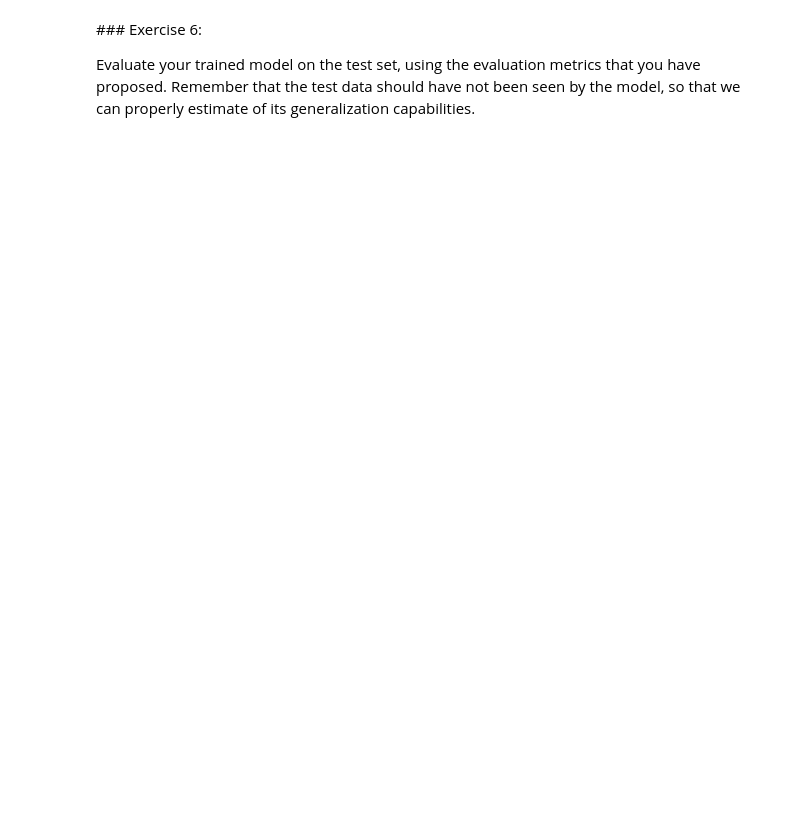
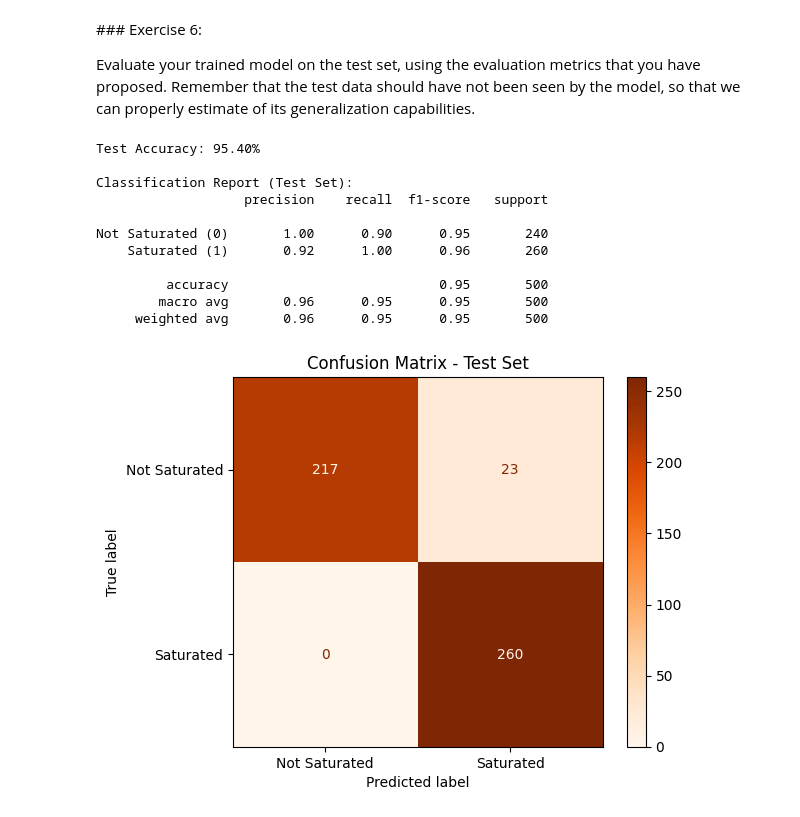
Before and after one commit to alexrogermoya/AAX_Projects, a Jupyter notebook: AAX_Labs/AAX_Lab2/AAX_Lab2.ipynb, the cells around one changed output. Saved outputs shown, nothing was run; the diff lists cells and outputs as text; code cells hidden in the pictures; blank space fills up the shorter version.

```diff
--- a/AAX_Labs/AAX_Lab2/AAX_Lab2.ipynb
+++ b/AAX_Labs/AAX_Lab2/AAX_Lab2.ipynb
@@ -256,0 +288,36 @@ Evaluate your trained model on the test set, using the evaluation metrics that y
+# %%
+# 1. we load the test data
+test_file = mypath + '/test_data.csv'
+test_data_df = pd.read_csv(test_file, header=None)
+
+# 2. Split features and labels
+X_test = np.array(test_data_df.iloc[:, :-1])
+y_test = np.array(test_data_df.iloc[:, -1])
+
+# 3. Predict on the test set (model has never seen this data)
+test_predictions = mlp.predict(X_test)
+
+# 4. Evaluate with the same metrics as Exercise 5
+print(f"Test Accuracy: {accuracy_score(y_test, test_predictions):.2%}")
+print("\nClassification Report (Test Set):")
+print(classification_report(y_test, test_predictions, target_names=['Not Saturated (0)', 'Saturated (1)']))
+
+# 5. Confusion Matrix on test set
+cm_test = confusion_matrix(y_test, test_predictions)
+disp_test = ConfusionMatrixDisplay(confusion_matrix=cm_test, display_labels=['Not Saturated', 'Saturated'])
+disp_test.plot(cmap='Oranges')
+plt.title('Confusion Matrix - Test Set')
+plt.show()
+# %% [output]
+Test Accuracy: 95.40%
+
+Classification Report (Test Set):
+                   precision    recall  f1-score   support
+
+Not Saturated (0)       1.00      0.90      0.95       240
+    Saturated (1)       0.92      1.00      0.96       260
+
+         accuracy                           0.95       500
+        macro avg       0.96      0.95      0.95       500
+     weighted avg       0.96      0.95      0.95       500
+[figure, added]
```
Also changed, not shown: parts of 9 cells of this notebook.
